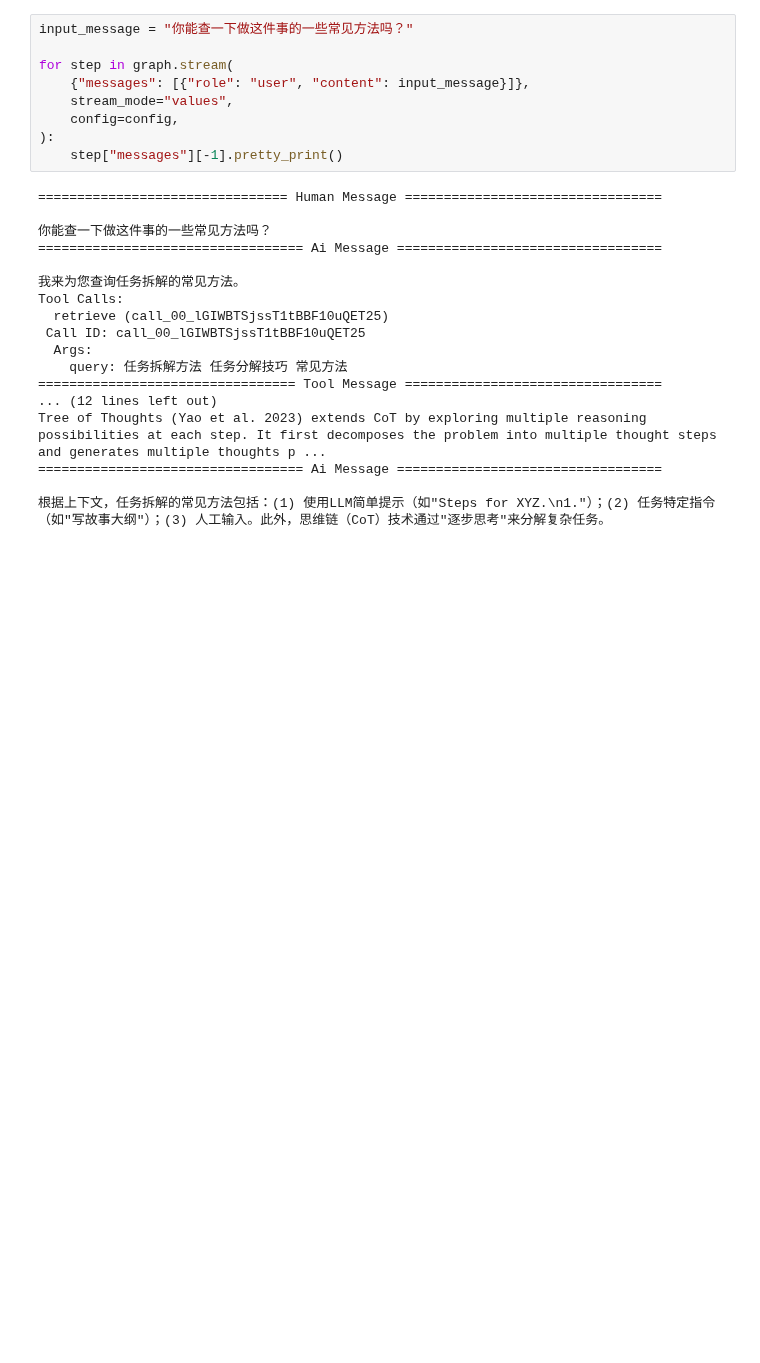
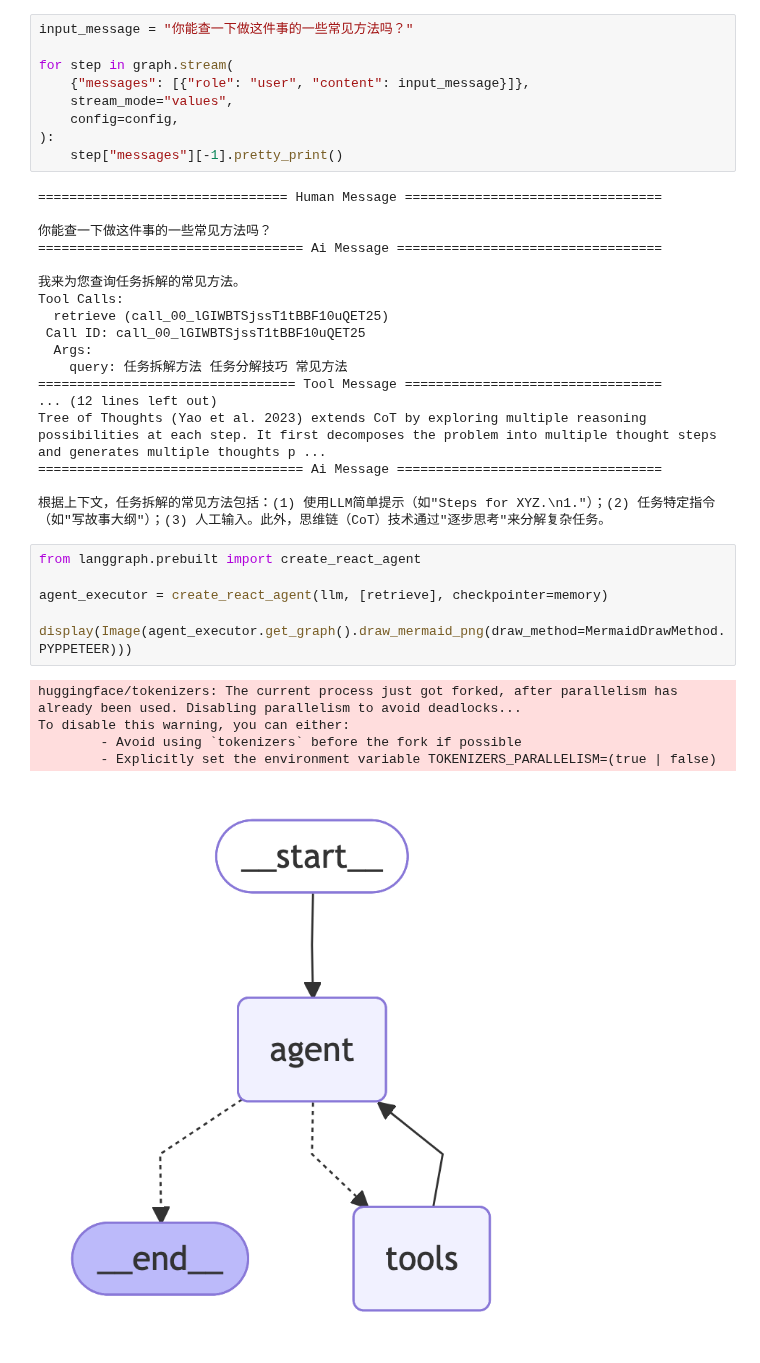
Before and after one commit to ZhouQunying/AnalystChain, a Jupyter notebook: jupter_notebook/rag2.ipynb, the cells around one changed output. Cells and saved outputs as stored; diff of their text form; blank space fills up the shorter version.

```diff
--- a/jupter_notebook/rag2.ipynb
+++ b/jupter_notebook/rag2.ipynb
@@ -216,3 +216,15 @@ Tree of Thoughts (Yao et al. 2023) extends CoT by exploring multiple reasoning p
 ================================== Ai Message ==================================
 
 根据上下文，任务拆解的常见方法包括：(1) 使用LLM简单提示（如"Steps for XYZ.\n1."）；(2) 任务特定指令（如"写故事大纲"）；(3) 人工输入。此外，思维链（CoT）技术通过"逐步思考"来分解复杂任务。
+# %%
+from langgraph.prebuilt import create_react_agent
+
+agent_executor = create_react_agent(llm, [retrieve], checkpointer=memory)
+
+display(Image(agent_executor.get_graph().draw_mermaid_png(draw_method=MermaidDrawMethod.PYPPETEER)))
+# %% [output]
+huggingface/tokenizers: The current process just got forked, after parallelism has already been used. Disabling parallelism to avoid deadlocks...
+To disable this warning, you can either:
+        - Avoid using `tokenizers` before the fork if possible
+        - Explicitly set the environment variable TOKENIZERS_PARALLELISM=(true | false)
+[figure, added]
```
Also changed, not shown: parts of 1 cell of this notebook.
